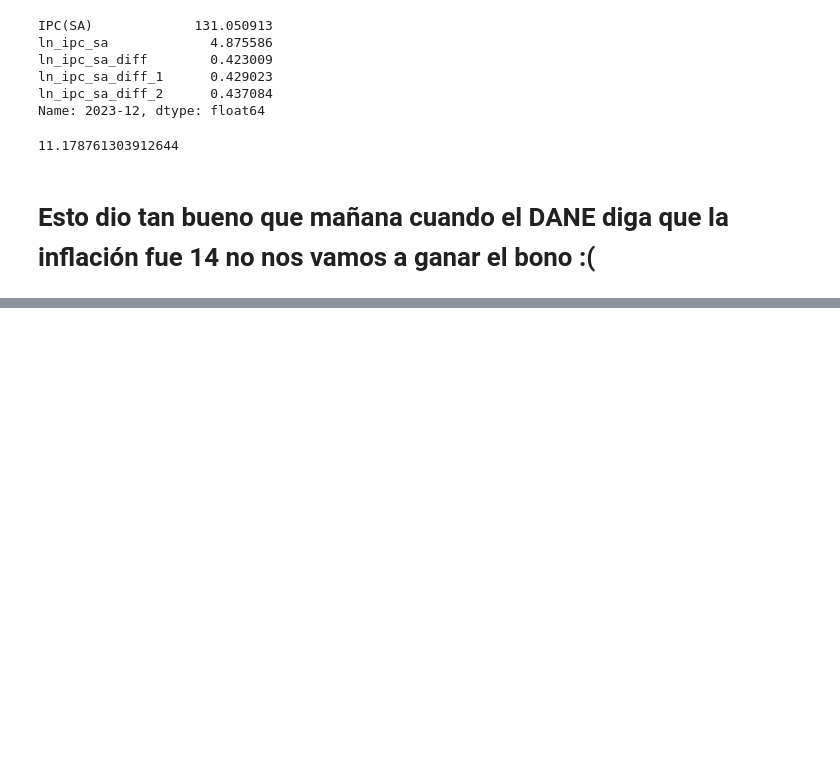
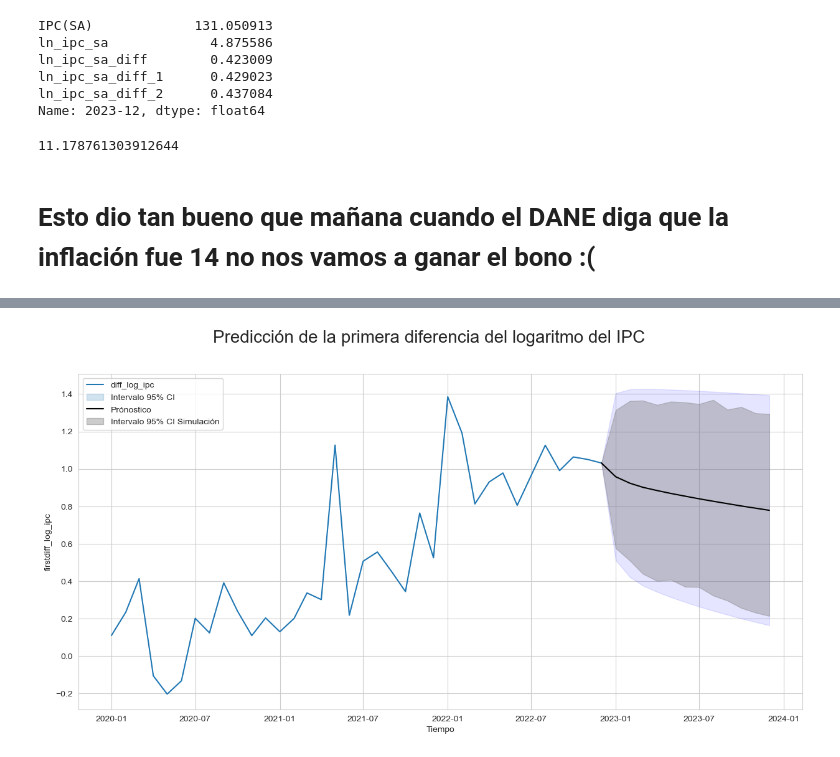
Before and after one commit to remg1997/time_series, a Jupyter notebook: Taller1/Taller1.ipynb, the cells around one changed output, grey strips where cells are left out. Cells and saved outputs as stored; diff of their text form; code cells hidden in the pictures; blank space fills up the shorter version.

```diff
--- a/Taller1/Taller1.ipynb
+++ b/Taller1/Taller1.ipynb
@@ -778,0 +958,8 @@ feb_infl
+# %%
+upper = final_ARMA.get_forecast(steps = 12).conf_int(alpha = 0.025)["upper ln_ipc_sa_diff"]
+lower = final_ARMA.get_forecast(steps = 12).conf_int(alpha = 0.025)["lower ln_ipc_sa_diff"]
+pred = final_ARMA.get_forecast(steps = 12).predicted_mean
+# %%
+sim = final_ARMA.simulate(12, anchor='end', repetitions=1000).T
+simup = sim.quantile(0.975)
+simlo = sim.quantile(0.0275)
@@ -778,0 +973,26 @@ feb_infl
+# %%
+upper = pd.concat([last_in_sample, upper])
+lower = pd.concat([last_in_sample, lower])
+pred = pd.concat([last_in_sample, pred])
+simup = pd.concat([last_in_sample, simup])
+simlo = pd.concat([last_in_sample, simlo])
+# %%
+fig = plt.figure( figsize=(15,7))
+
+sns.lineplot(x=new_df.index[239:], y=new_df.ln_ipc_sa_diff[239:])
+sns.lineplot(x=pred.index, y=pred, color = "black")
+
+plt.fill_between(pred.index, lower, upper, color='blue', alpha=0.1)
+plt.fill_between(pred.index, simlo, simup, color='grey', alpha=0.4)
+
+fig.suptitle('Predicción de la primera diferencia del logaritmo del IPC', fontsize=20)
+plt.xlabel('Tiempo', fontsize=10)
+plt.ylabel('firstdiff_log_ipc', fontsize=10)
+plt.legend(["diff_log_ipc","Intervalo 95% CI", "Prónostico",
+     "Intervalo 95% CI Simulación"],
+    loc = "upper left" )
+
+plt.savefig('./plots/forecast.png')
+plt.show()
+# %% [output]
+[figure, added]
```
Also changed, not shown: parts of 25 cells of this notebook, 6 other files.
